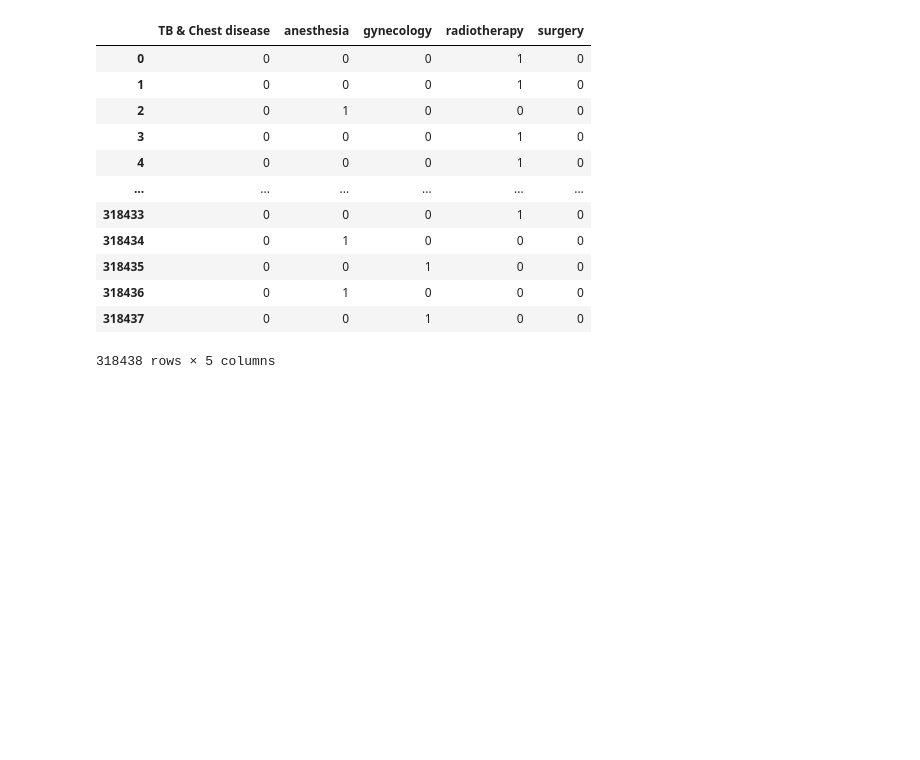
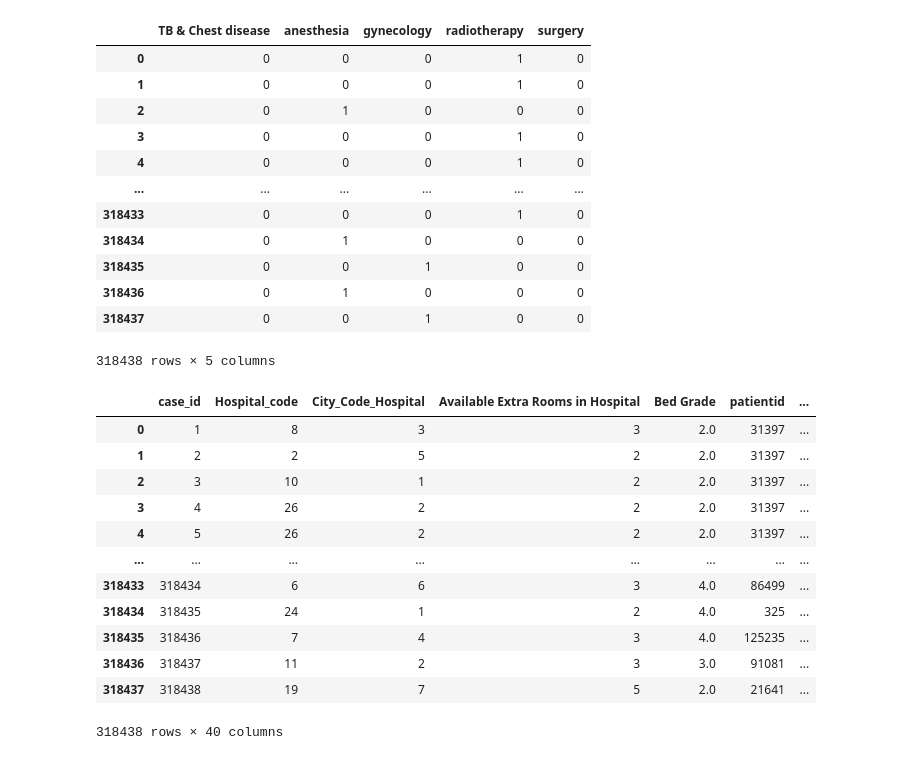
Before and after one commit to fatinfuadkarim/Predicting-Hospital-Stays-Using-ML, a Jupyter notebook: Code/Predicting-Hospital-Stays-Using-ML.ipynb, the cells around one changed output. Drawn from its saved outputs; the diff is of its cells as text; code cells hidden in the pictures; blank space fills up the shorter version.

```diff
--- a/Code/Predicting-Hospital-Stays-Using-ML.ipynb
+++ b/Code/Predicting-Hospital-Stays-Using-ML.ipynb
@@ -181,3 +181,30 @@ pd.get_dummies(data['Department'])
 | 318436 | 0 | 1 | 0 | 0 | 0 |
 | 318437 | 0 | 0 | 1 | 0 | 0 |
 318438 rows × 5 columns
+# %%
+def onehot_encode(data, columns):
+    for column in columns:
+        dummies = pd.get_dummies(data[column])
+        data = pd.concat([data, dummies], axis=1)
+        data.drop(column, axis=1, inplace=True)
+    return data
+# %%
+onehot_columns = ['Hospital_type_code', 'Hospital_region_code', 'Department', 'Ward_Type', 'Ward_Facility_Code']
+# %%
+data = onehot_encode(data, onehot_columns)
+# %%
+data
+# %% [output]
+|  | case_id | Hospital_code | City_Code_Hospital | Available Extra Rooms in Hospital | Bed Grade | patientid | ... |
+| 0 | 1 | 8 | 3 | 3 | 2.0 | 31397 | ... |
+| 1 | 2 | 2 | 5 | 2 | 2.0 | 31397 | ... |
+| 2 | 3 | 10 | 1 | 2 | 2.0 | 31397 | ... |
+| 3 | 4 | 26 | 2 | 2 | 2.0 | 31397 | ... |
+| 4 | 5 | 26 | 2 | 2 | 2.0 | 31397 | ... |
+| ... | ... | ... | ... | ... | ... | ... | ... |
+| 318433 | 318434 | 6 | 6 | 3 | 4.0 | 86499 | ... |
+| 318434 | 318435 | 24 | 1 | 2 | 4.0 | 325 | ... |
+| 318435 | 318436 | 7 | 4 | 3 | 4.0 | 125235 | ... |
+| 318436 | 318437 | 11 | 2 | 3 | 3.0 | 91081 | ... |
+| 318437 | 318438 | 19 | 7 | 5 | 2.0 | 21641 | ... |
+318438 rows × 40 columns
```
